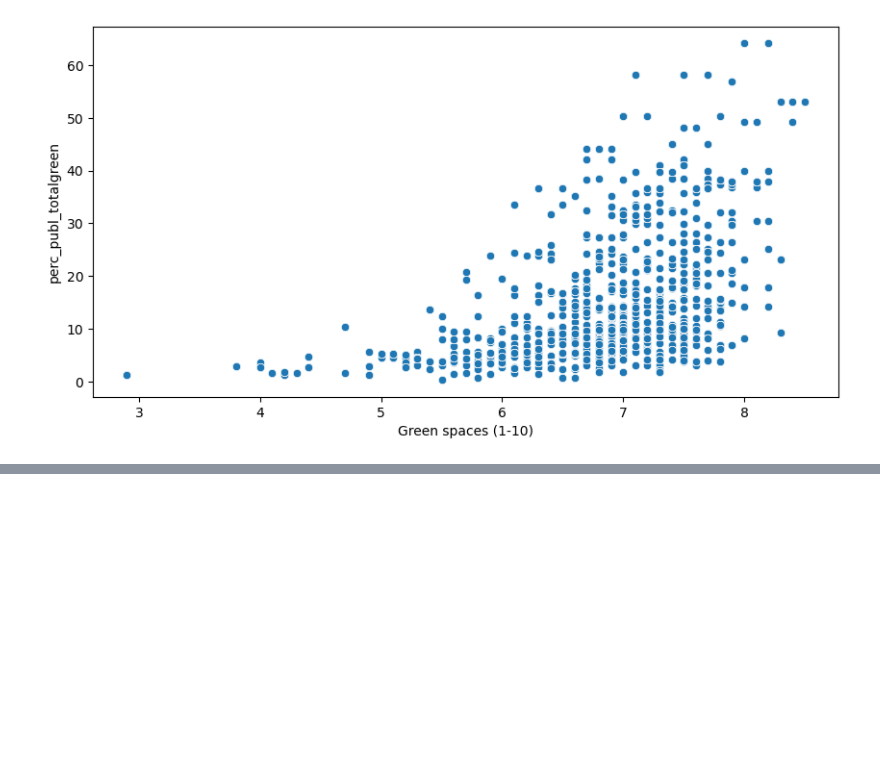
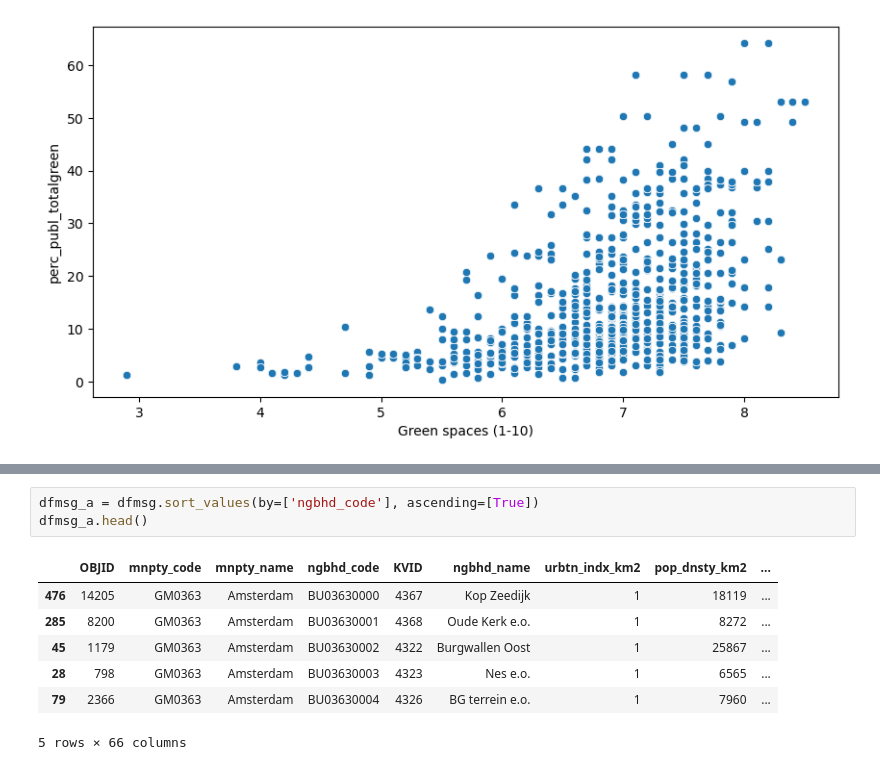
Before and after one commit to bram-villanueva/paper_project, a Jupyter notebook: group6_paper.ipynb, the cells around one changed output, grey strips where cells are left out. Cells and saved outputs as stored; diff of their text form; blank space fills up the shorter version.

```diff
--- a/group6_paper.ipynb
+++ b/group6_paper.ipynb
@@ -243,0 +428,11 @@ sns.scatterplot(x='Green spaces (1-10)', y='perc_publ_totalgreen', data=dfgrppd,
+# %%
+dfmsg_a = dfmsg.sort_values(by=['ngbhd_code'], ascending=[True])
+dfmsg_a.head()
+# %% [output]
+|  | OBJID | mnpty_code | mnpty_name | ngbhd_code | KVID | ngbhd_name | urbtn_indx_km2 | pop_dnsty_km2 | ... |
+| 476 | 14205 | GM0363 | Amsterdam | BU03630000 | 4367 | Kop Zeedijk | 1 | 18119 | ... |
+| 285 | 8200 | GM0363 | Amsterdam | BU03630001 | 4368 | Oude Kerk e.o. | 1 | 8272 | ... |
+| 45 | 1179 | GM0363 | Amsterdam | BU03630002 | 4322 | Burgwallen Oost | 1 | 25867 | ... |
+| 28 | 798 | GM0363 | Amsterdam | BU03630003 | 4323 | Nes e.o. | 1 | 6565 | ... |
+| 79 | 2366 | GM0363 | Amsterdam | BU03630004 | 4326 | BG terrein e.o. | 1 | 7960 | ... |
+5 rows × 66 columns
```
Also changed, not shown: parts of 12 cells of this notebook.
